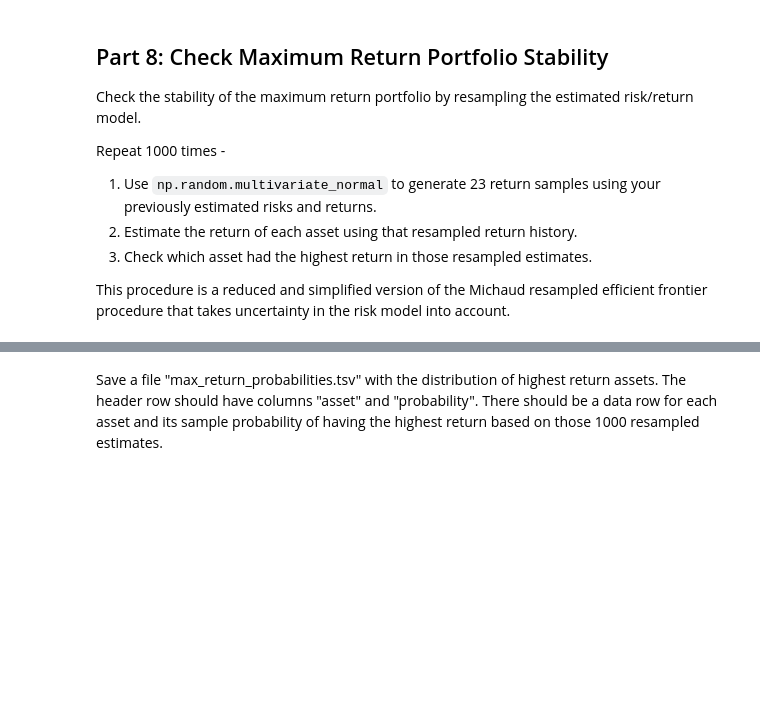
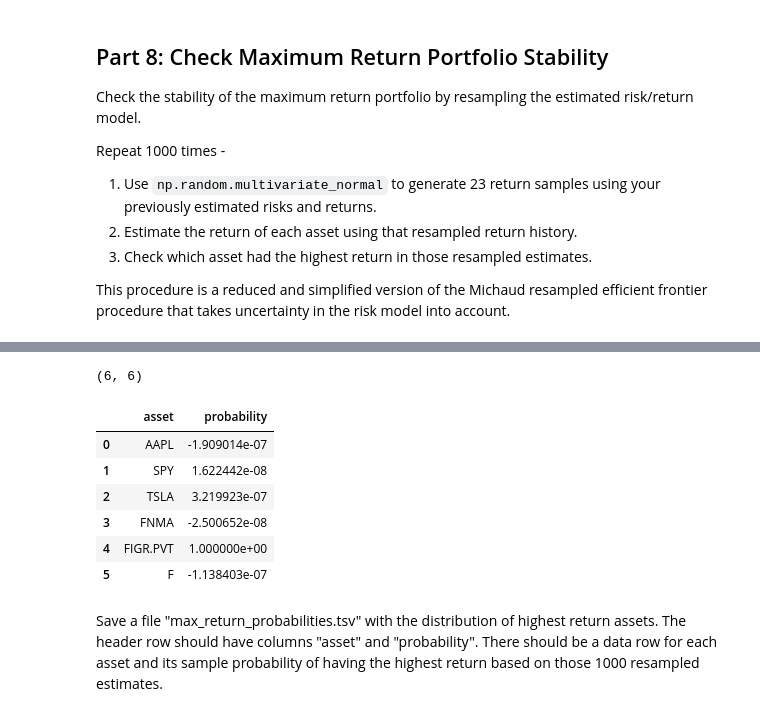
Before and after one commit to cfornesa/dx704-project-01, a Jupyter notebook: project.ipynb, the cells around one changed output, grey strips where cells are left out. Drawn from its saved outputs; the diff is of its cells as text; code cells hidden in the pictures; blank space fills up the shorter version.

```diff
--- a/project.ipynb
+++ b/project.ipynb
@@ -439,3 +431,52 @@ winner_table
+# %%
+# Create variables to optimize
+mu = estimated_returns["estimated_return"].astype(float).to_numpy()
+Sigma = np.asarray(estimated_covariance, dtype=float)
+print(Sigma.shape)
+n = Sigma.shape[0]
+T = 23
+
+max_ef_variances = []
+max_ef_returns = []
+max_ef_portfolios = []
+
+for r in np.linspace(estimated_return_minimum_risk, estimated_return_maximum_risk, 1000):
+    x_r = cp.Variable(n)
+
+    # formulate linear program
+    prob_r = cp.Problem(cp.Minimize(x_r.T @ Sigma @ x_r),
+                        [0 <= x_r,
+                         cp.sum(x_r) == 1,
+                         mu @ x_r == r])
+    max_ef_variances.append(prob_r.solve())
+    max_ef_returns.append(r)
+    max_ef_portfolios.append(x_r.value)
+
+max_ef_portfolios = np.asarray(max_ef_portfolios)
+
+# print(len(max_ef_variances), len(max_ef_returns), len(max_ef_portfolios))
+
+# Get the asset names
+asset_names = list(estimated_covariance.columns)
+
+# Take the highest return portfolio
+max_portfolio = max_ef_portfolios[-1]
+
+# Build the dataframe
+max_return_probabilities = pd.DataFrame({
+    "asset": asset_names,
+    "probability": max_portfolio
+})
+max_return_probabilities
+# %% [output]
+(6, 6)
+|  | asset | probability |
+| 0 | AAPL | -1.909014e-07 |
+| 1 | SPY | 1.622442e-08 |
+| 2 | TSLA | 3.219923e-07 |
+| 3 | FNMA | -2.500652e-08 |
+| 4 | FIGR.PVT | 1.000000e+00 |
+| 5 | F | -1.138403e-07 |
 # %% [markdown]
 Save a file "max_return_probabilities.tsv" with the distribution of highest return assets.
 The header row should have columns "asset" and "probability".
```
Also changed, not shown: parts of 9 cells of this notebook, 8 other files.
